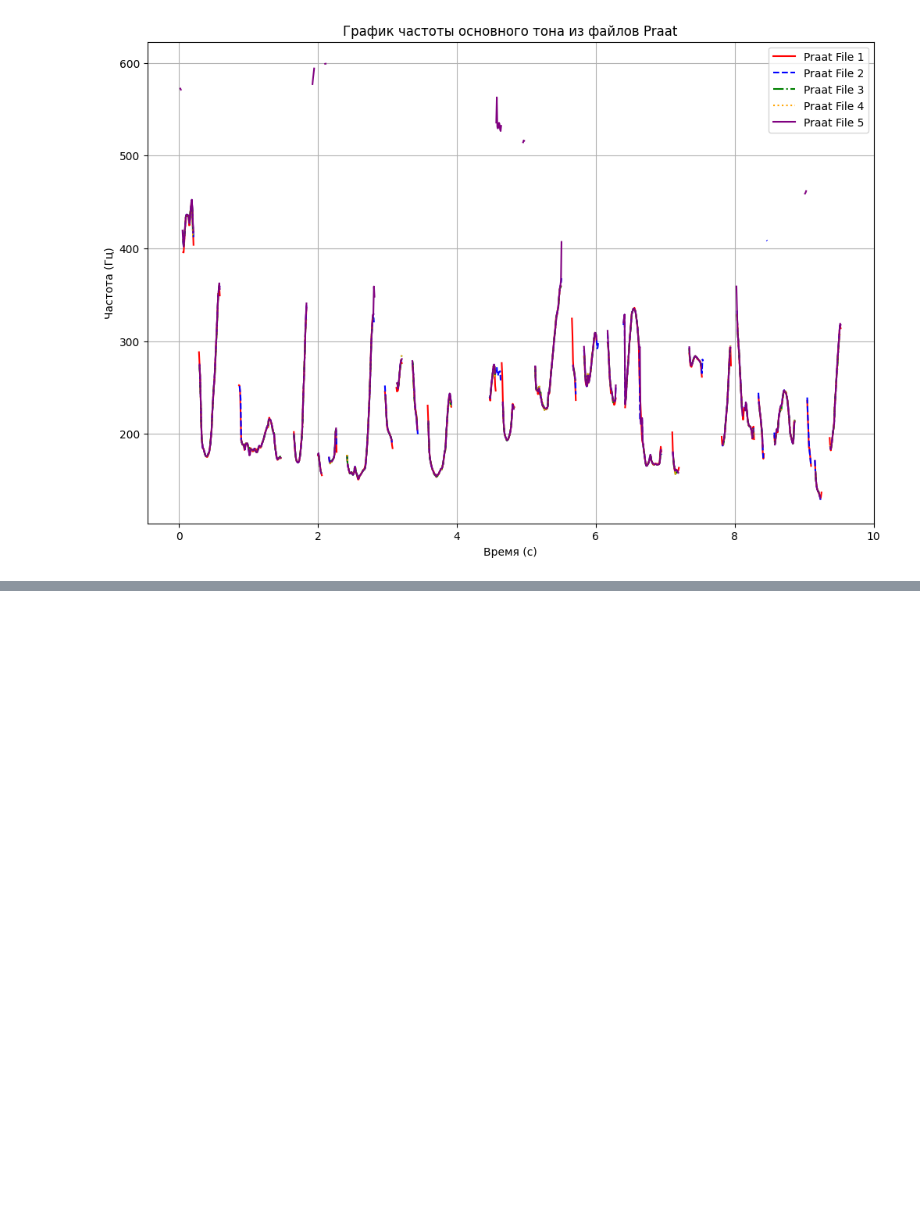
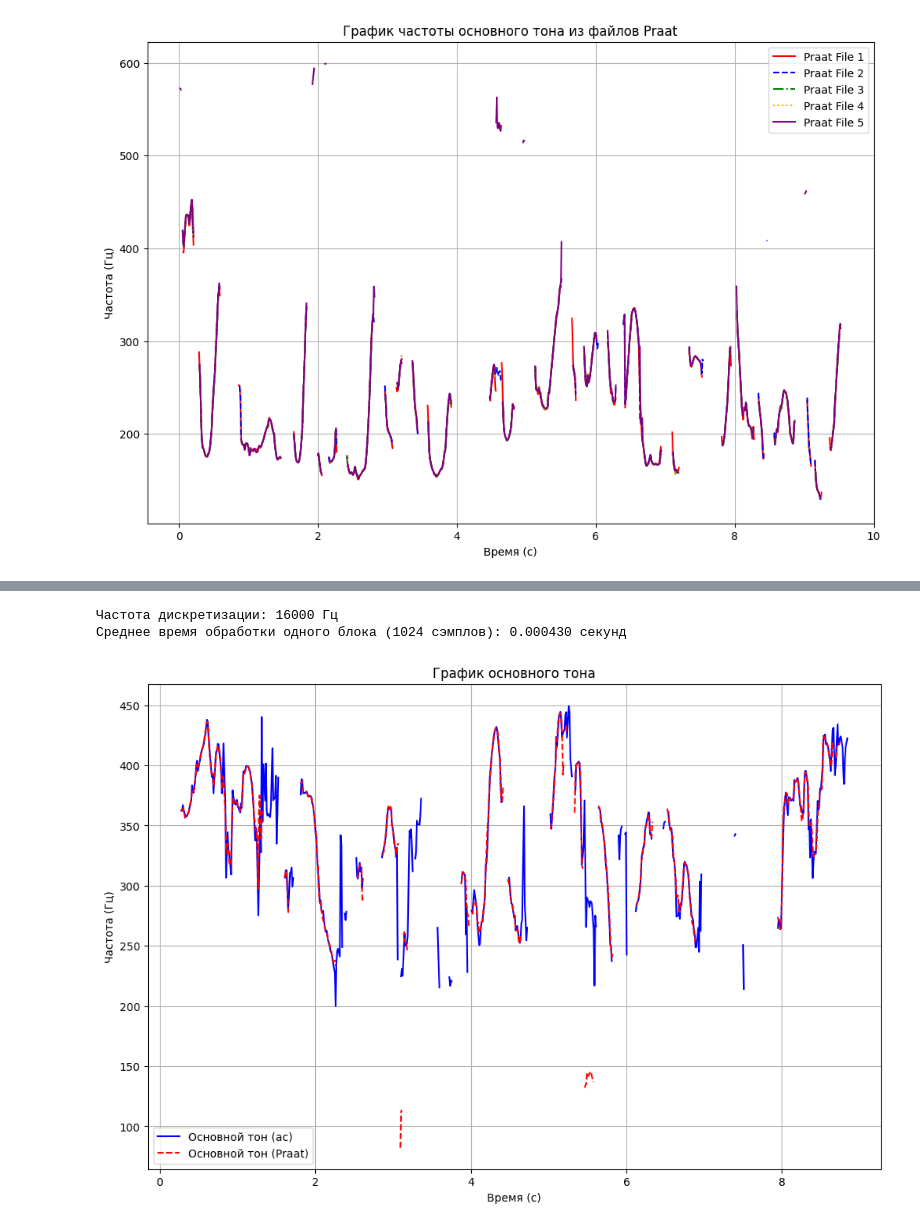
Before and after one commit to crazy-historian/speech_enhancement, a Jupyter notebook: methodparserl.ipynb, the cells around one changed output, grey strips where cells are left out. Cells and saved outputs as stored; diff of their text form; code cells hidden in the pictures; blank space fills up the shorter version.

```diff
--- a/methodparserl.ipynb
+++ b/methodparserl.ipynb
@@ -323,0 +351,23 @@ plot_praat_files(praat_files)
+# %%
+audio7 = 'silero_vad/files/stixeseninmono.wav'
+praat7 = 'silero_vad/files/prstixesenintxt'
+
+process_audio(
+    audio7,                  # Путь к аудиофайлу
+    praat_file=praat7,             # Путь к файлу Praat
+    method="ac",                 # Метод: "ac" или "cc"
+    pitch_floor=200,              # Минимальная частота
+    pitch_ceiling=600,           # Максимальная частота
+    time_step=0.01,              # Шаг анализа
+    silence_threshold=0.03,      # Порог тишины
+    voicing_threshold=0.45,      # Порог озвучивания
+    octave_cost=0.01,            # Стоимость отклонения на октаву
+    octave_jump_cost=0.35,       # Стоимость скачка на октаву
+    voiced_unvoiced_cost=0.14,   # Стоимость перехода между озвученным и неозвученным
+    blocksize=1024,               # Размер блока
+    plot_results=True            # Построить график
+);
+# %% [output]
+Частота дискретизации: 16000 Гц
+Среднее время обработки одного блока (1024 сэмплов): 0.000430 секунд
+[figure, added]
```
Also changed, not shown: parts of 3 cells of this notebook, 12 other files.
